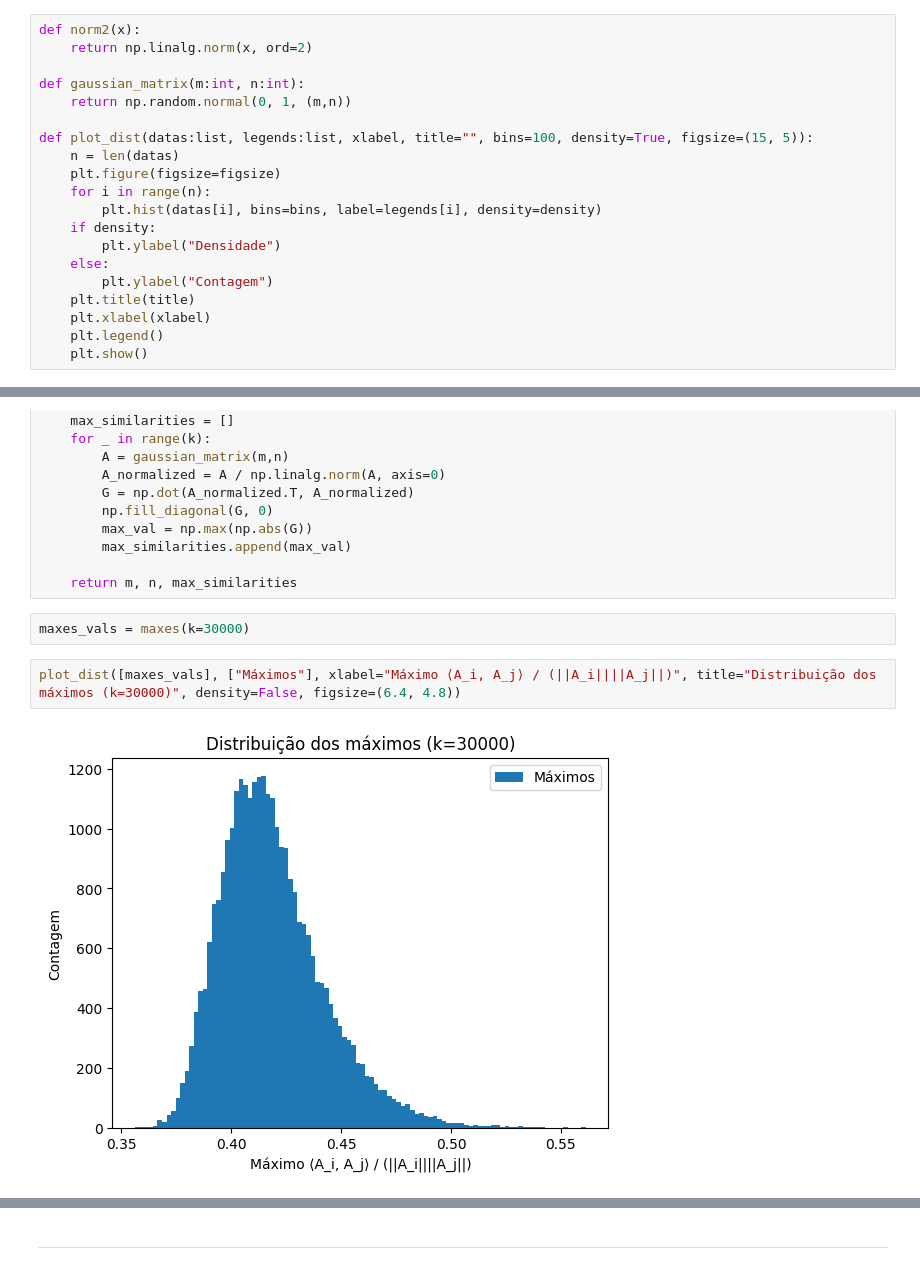
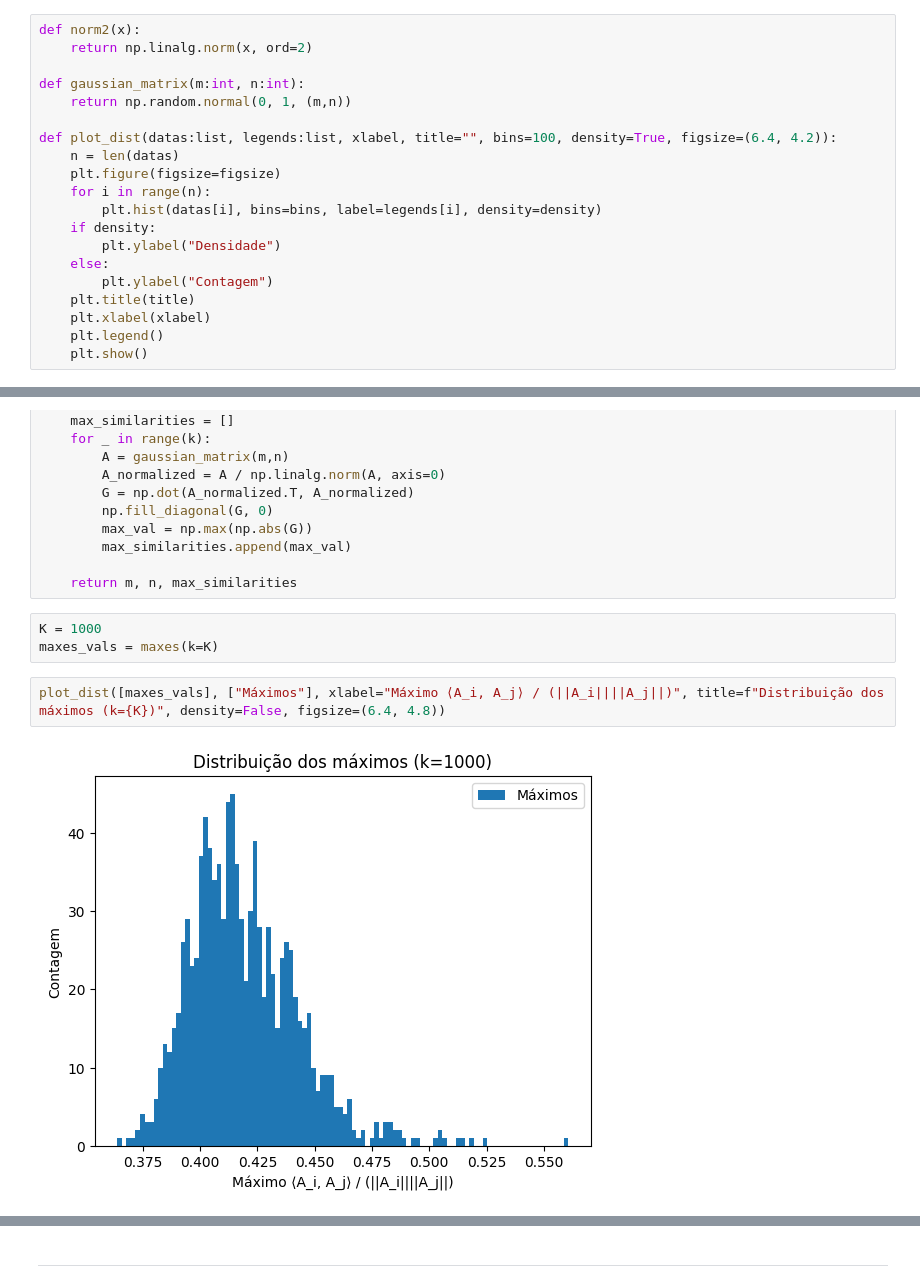
Before and after one commit to alexoliveiraFGV24/rand_nla, a Jupyter notebook: final/Projeto4.ipynb, the cells around one changed output, grey strips where cells are left out. Drawn from its saved outputs; the diff is of its cells as text.

```diff
--- a/final/Projeto4.ipynb
+++ b/final/Projeto4.ipynb
@@ -34,7 +35,7 @@ def norm2(x):
 def gaussian_matrix(m:int, n:int):
     return np.random.normal(0, 1, (m,n))
 
-def plot_dist(datas:list, legends:list, xlabel, title="", bins=100, density=True, figsize=(15, 5)):
+def plot_dist(datas:list, legends:list, xlabel, title="", bins=100, density=True, figsize=(6.4, 4.2)):
     n = len(datas)
     plt.figure(figsize=figsize)
     for i in range(n):
@@ -189,8 +192,9 @@ def maxes_for_multiprocessing(args):
 
     return m, n, max_similarities
 # %%
-maxes_vals = maxes(k=30000)
+K = 1000
+maxes_vals = maxes(k=K)
 # %%
-plot_dist([maxes_vals], ["Máximos"], xlabel="Máximo ⟨A_i, A_j⟩ / (||A_i||||A_j||)", title="Distribuição dos máximos (k=30000)", density=False, figsize=(6.4, 4.8))
+plot_dist([maxes_vals], ["Máximos"], xlabel="Máximo ⟨A_i, A_j⟩ / (||A_i||||A_j||)", title=f"Distribuição dos máximos (k={K})", density=False, figsize=(6.4, 4.8))
 # %% [output]
-[figure, old version]
+[figure, new version]
```
Also changed, not shown: parts of 9 cells of this notebook.
